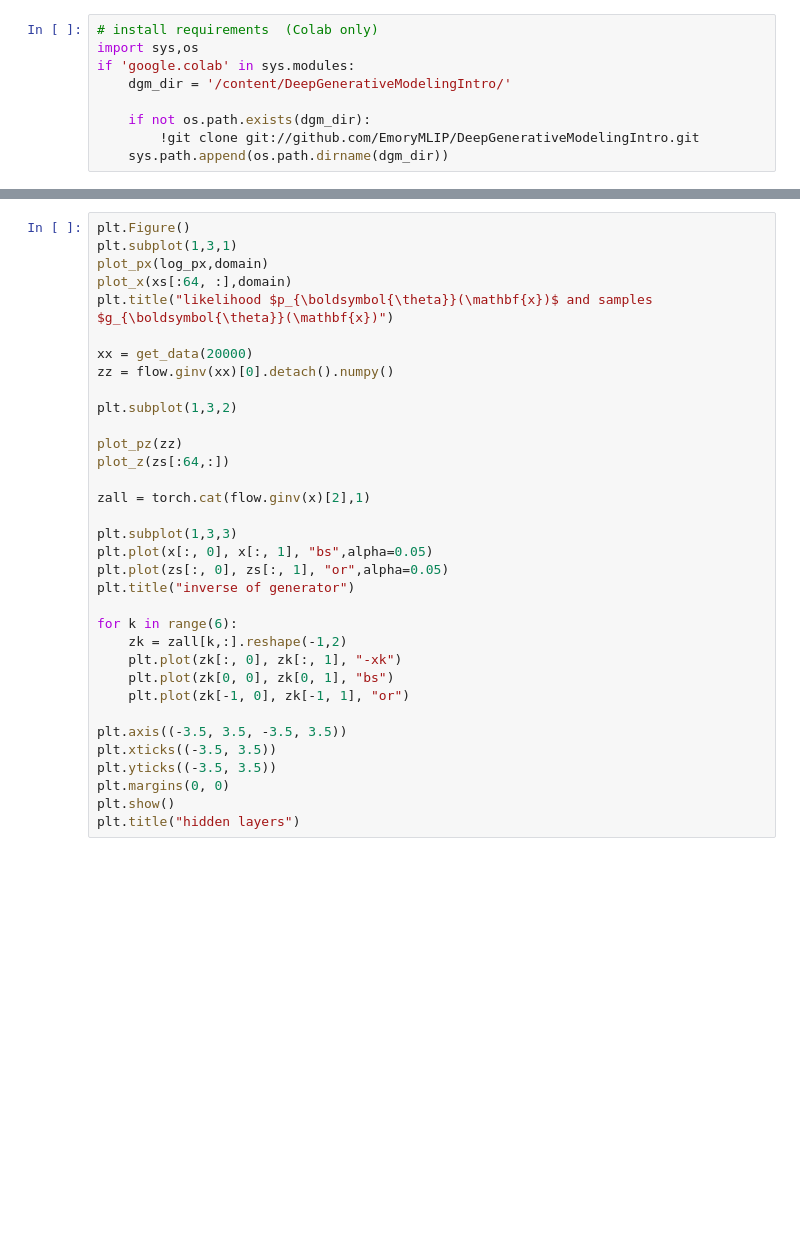
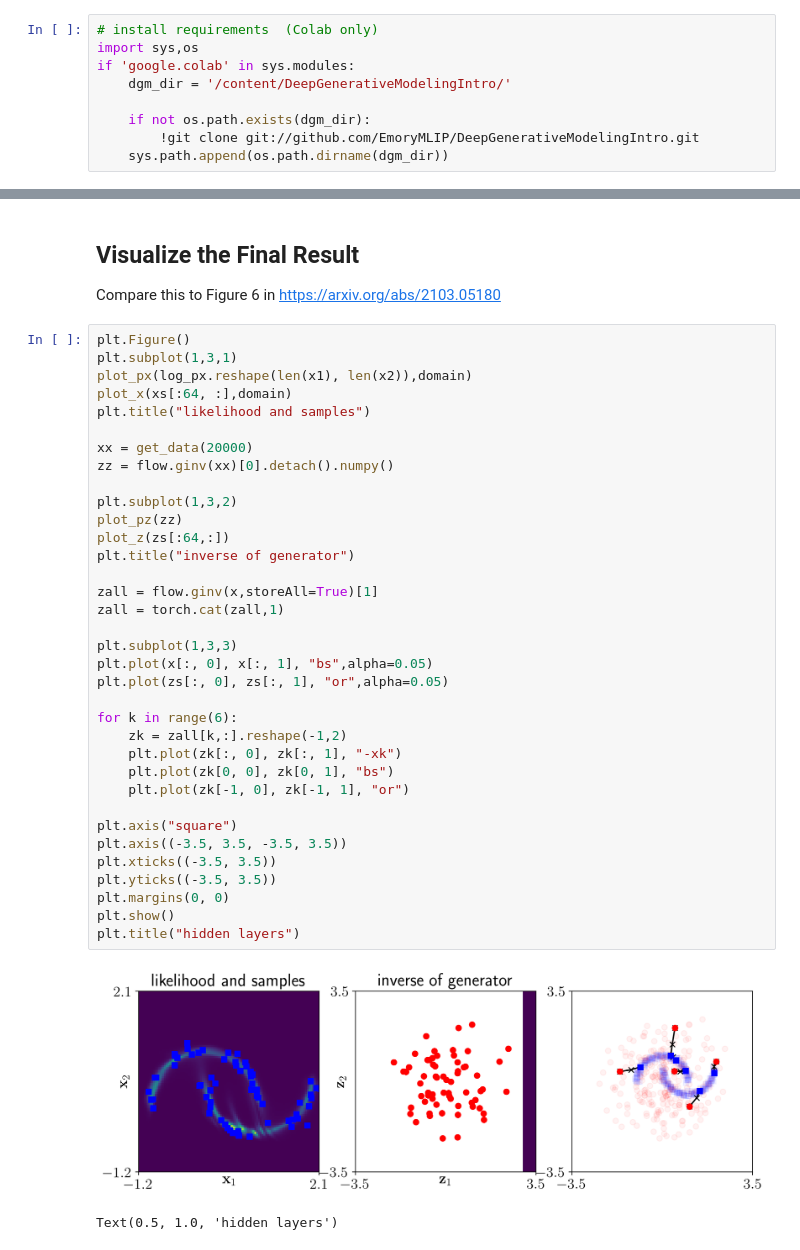
Before and after one commit to EmoryMLIP/DeepGenerativeModelingIntro, a Jupyter notebook: examples/OTFlow.ipynb, the cells around one changed output, grey strips where cells are left out. Drawn from its saved outputs; the diff is of its cells as text; blank space fills up the shorter version.

```diff
--- a/examples/OTFlow.ipynb
+++ b/examples/OTFlow.ipynb
@@ -172,34 +226,42 @@ KeyboardInterrupt:
+# %% [markdown]
+## Visualize the Final Result
+
+Compare this to Figure 6 in [https://arxiv.org/abs/2103.05180](https://arxiv.org/abs/2103.05180)
 # %%
 plt.Figure()
 plt.subplot(1,3,1)
-plot_px(log_px,domain)
+plot_px(log_px.reshape(len(x1), len(x2)),domain)
 plot_x(xs[:64, :],domain)
-plt.title("likelihood $p_{\boldsymbol{\theta}}(\mathbf{x})$ and samples $g_{\boldsymbol{\theta}}(\mathbf{x})")
+plt.title("likelihood and samples")
 
 xx = get_data(20000)
 zz = flow.ginv(xx)[0].detach().numpy()
 
 plt.subplot(1,3,2)
-
 plot_pz(zz)
 plot_z(zs[:64,:])
+plt.title("inverse of generator")
 
-zall = torch.cat(flow.ginv(x)[2],1)
+zall = flow.ginv(x,storeAll=True)[1]
+zall = torch.cat(zall,1)
 
 plt.subplot(1,3,3)
 plt.plot(x[:, 0], x[:, 1], "bs",alpha=0.05)
 plt.plot(zs[:, 0], zs[:, 1], "or",alpha=0.05)
-plt.title("inverse of generator")
 
 for k in range(6):
     zk = zall[k,:].reshape(-1,2)
     plt.plot(zk[:, 0], zk[:, 1], "-xk")
     plt.plot(zk[0, 0], zk[0, 1], "bs")
     plt.plot(zk[-1, 0], zk[-1, 1], "or")
 
+plt.axis("square")
 plt.axis((-3.5, 3.5, -3.5, 3.5))
 plt.xticks((-3.5, 3.5))
 plt.yticks((-3.5, 3.5))
 plt.margins(0, 0)
 plt.show()
 plt.title("hidden layers")
+# %% [output]
+[figure, added]
+Text(0.5, 1.0, 'hidden layers')
```
Also changed, not shown: parts of 11 cells of this notebook, 6 other files.
